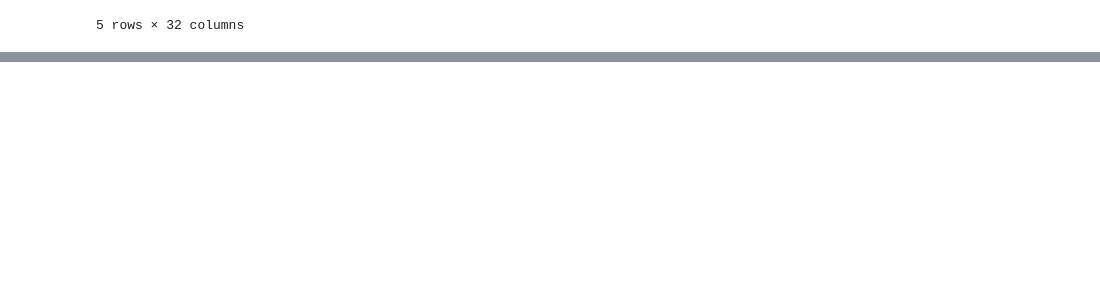
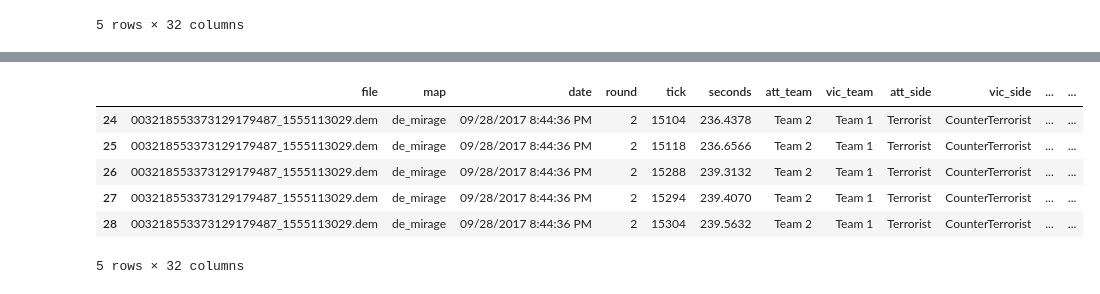
Before and after one commit to sverrli/csgo_blog_prep, a Jupyter notebook: CSGO_mirage.ipynb, the cells around one changed output, grey strips where cells are left out. Cells and saved outputs as stored; diff of their text form; code cells hidden in the pictures; blank space fills up the shorter version.

```diff
--- a/CSGO_mirage.ipynb
+++ b/CSGO_mirage.ipynb
@@ -180,3 +185,13 @@ df_pistol
+# %%
+df_rifle.head()
+# %% [output]
+|  | file | map | date | round | tick | seconds | att_team | vic_team | att_side | vic_side | ... | ... |
+| 24 | 003218553373129179487_1555113029.dem | de_mirage | 09/28/2017 8:44:36 PM | 2 | 15104 | 236.4378 | Team 2 | Team 1 | Terrorist | CounterTerrorist | ... | ... |
+| 25 | 003218553373129179487_1555113029.dem | de_mirage | 09/28/2017 8:44:36 PM | 2 | 15118 | 236.6566 | Team 2 | Team 1 | Terrorist | CounterTerrorist | ... | ... |
+| 26 | 003218553373129179487_1555113029.dem | de_mirage | 09/28/2017 8:44:36 PM | 2 | 15288 | 239.3132 | Team 2 | Team 1 | Terrorist | CounterTerrorist | ... | ... |
+| 27 | 003218553373129179487_1555113029.dem | de_mirage | 09/28/2017 8:44:36 PM | 2 | 15294 | 239.4070 | Team 2 | Team 1 | Terrorist | CounterTerrorist | ... | ... |
+| 28 | 003218553373129179487_1555113029.dem | de_mirage | 09/28/2017 8:44:36 PM | 2 | 15304 | 239.5632 | Team 2 | Team 1 | Terrorist | CounterTerrorist | ... | ... |
+5 rows × 32 columns
 # %%
 def plot_heatmap(map_played, df):
     """Function for plotting a heatmap of player positions
```
Also changed, not shown: parts of 20 cells of this notebook.
